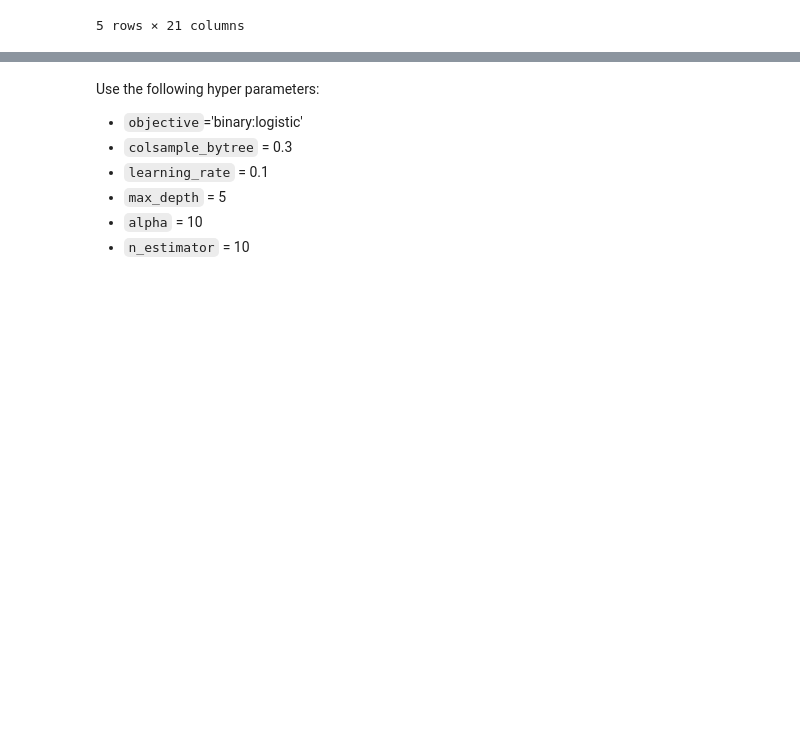
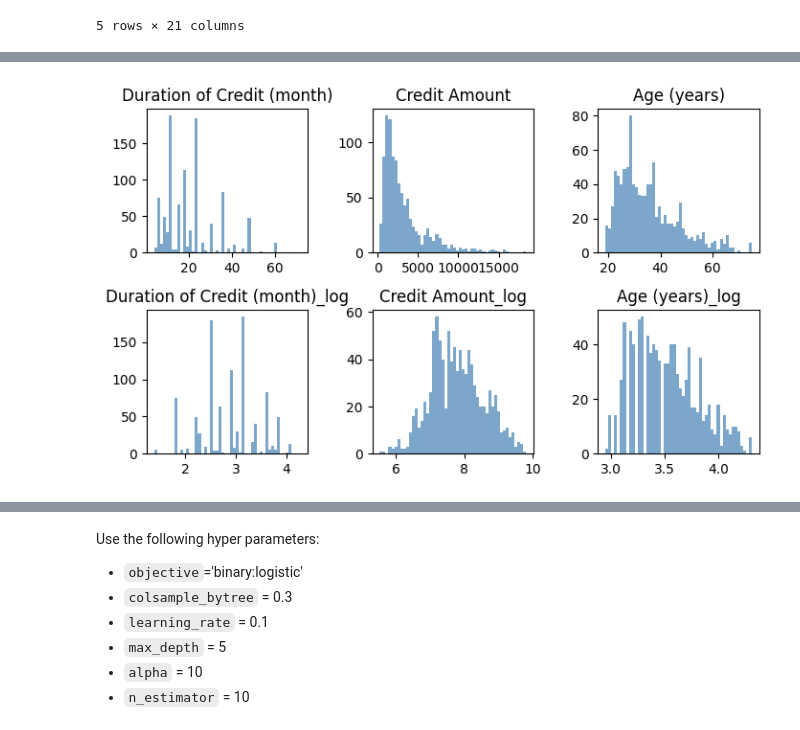
Before and after one commit to southnorthist/kaggle_analysis, a Jupyter notebook: Projects/creditability-classification/german_credit_classification.ipynb, the cells around one changed output, grey strips where cells are left out. Cells and saved outputs as stored; diff of their text form; code cells hidden in the pictures; blank space fills up the shorter version.

```diff
--- a/Projects/creditability-classification/german_credit_classification.ipynb
+++ b/Projects/creditability-classification/german_credit_classification.ipynb
@@ -163,0 +160,7 @@ print(len(num_var) + len(nomi_var) + len(ordi_var))
+# %%
+log_trans_df = german_credit_ds[variables['numeric']].astype(float).apply(lambda x: np.log(x + 0.0), axis = 1, result_type = 'broadcast')
+log_trans_df.rename(columns={'Duration of Credit (month)':'Duration of Credit (month)_log',
+'Credit Amount': 'Credit Amount_log', 'Age (years)': 'Age (years)_log'}, inplace=True)
+# %%
+german_credit_ds_new = pd.concat([german_credit_ds, log_trans_df], axis=1)
+german_credit_ds_new
@@ -163,0 +181,5 @@ print(len(num_var) + len(nomi_var) + len(ordi_var))
+# %%
+variables_new = prep.split_num_cat_target(german_credit_ds_new, 'Creditability', lvl_theta=10)
+prep.plot_all_dist(german_credit_ds_new, (8, 4), variables_new['numeric'], 2, 3)
+# %% [output]
+[figure, added]
```
Also changed, not shown: parts of 22 cells of this notebook, 4 other files.
